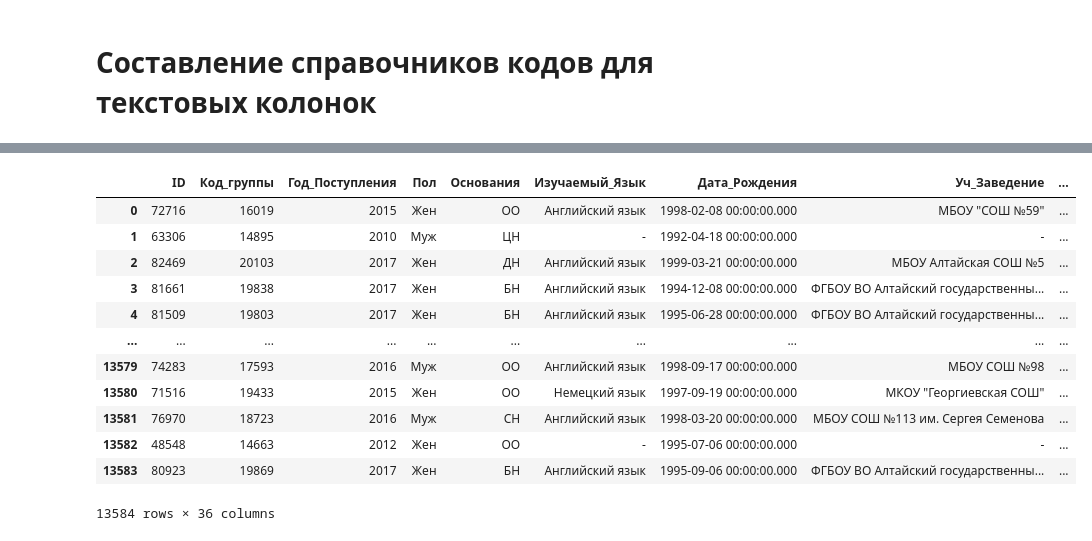
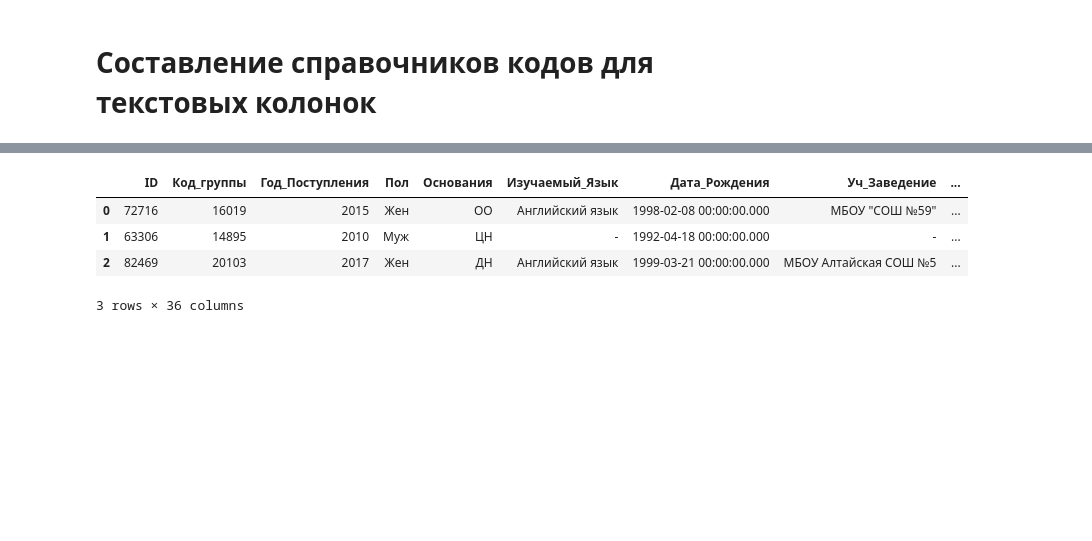
Before and after one commit to RomanZorkin/digital_match_altay, a Jupyter notebook: notebooks/prepare_trainDS.ipynb, the cells around one changed output, grey strips where cells are left out. Cells and saved outputs as stored; diff of their text form; code cells hidden in the pictures; blank space fills up the shorter version.

Commit message:
chore: update prepare train model

```diff
--- a/notebooks/prepare_trainDS.ipynb
+++ b/notebooks/prepare_trainDS.ipynb
@@ -460,10 +482,0 @@ basis_dict
-# %%
-def get_code(x):
-    return basis_dict[x]
-#clean_frame['language'] = clean_frame['Изучаемый_Язык'].apply(get_code)
-#clean_frame.head(3)
-# %%
-def get_code(x):
-    return basis_dict[x]
-input_train['language'] = input_train['Изучаемый_Язык'].apply(get_code)
-input_train.head(3)
@@ -549,7 +558,7 @@ columns_to_code = {
     'Страна_Родители': 'parents_country',
 }
 # %%
-def code_dict(column_name: str) -> dict[str, int]:
+def code_dict(column_name: str):
     code_frame = clean_frame.groupby(column_name)['ID'].count()
     code_list = code_frame.index.to_list()
     target_dict = {}
@@ -565,7 +574,7 @@ def test(x, arg):
 # %%
 # Функция для преобразования слова в код по заданному правилу
 
-def get_code(x: pd.Series, code_dict: dict[str, int]) -> pd.Series:
+def get_code(x: pd.Series, code_dict) -> pd.Series:
     return code_dict[x]
 # %%
 codes_rule = {}
@@ -624,22 +620,14 @@ input_train.loc[:, columns_to_model].to_csv('data/clean.csv', index_label='ind')
 # %%
 codes_rule = {}
 for name, code in columns_to_code.items():
     target_dict = code_dict(name)
     codes_rule[name] = target_dict
     clean_frame[columns_to_code[name]] = clean_frame[name].apply(get_code, args=(code_dict(name),))
 
-clean_frame
+clean_frame.head(3)
 # %% [output]
 |  | ID | Код_группы | Год_Поступления | Пол | Основания | Изучаемый_Язык | Дата_Рождения | Уч_Заведение | ... |
 | 0 | 72716 | 16019 | 2015 | Жен | ОО | Английский язык | 1998-02-08 00:00:00.000 | МБОУ "СОШ №59" | ... |
 | 1 | 63306 | 14895 | 2010 | Муж | ЦН | - | 1992-04-18 00:00:00.000 | - | ... |
 | 2 | 82469 | 20103 | 2017 | Жен | ДН | Английский язык | 1999-03-21 00:00:00.000 | МБОУ Алтайская СОШ №5 | ... |
-| 3 | 81661 | 19838 | 2017 | Жен | БН | Английский язык | 1994-12-08 00:00:00.000 | ФГБОУ ВО Алтайский государственны... | ... |
-| 4 | 81509 | 19803 | 2017 | Жен | БН | Английский язык | 1995-06-28 00:00:00.000 | ФГБОУ ВО Алтайский государственны... | ... |
-| ... | ... | ... | ... | ... | ... | ... | ... | ... | ... |
-| 13579 | 74283 | 17593 | 2016 | Муж | ОО | Английский язык | 1998-09-17 00:00:00.000 | МБОУ СОШ №98 | ... |
-| 13580 | 71516 | 19433 | 2015 | Жен | ОО | Немецкий язык | 1997-09-19 00:00:00.000 | МКОУ "Георгиевская СОШ" | ... |
-| 13581 | 76970 | 18723 | 2016 | Муж | СН | Английский язык | 1998-03-20 00:00:00.000 | МБОУ СОШ №113 им. Сергея Семенова | ... |
-| 13582 | 48548 | 14663 | 2012 | Жен | ОО | - | 1995-07-06 00:00:00.000 | - | ... |
-| 13583 | 80923 | 19869 | 2017 | Жен | БН | Английский язык | 1995-09-06 00:00:00.000 | ФГБОУ ВО Алтайский государственны... | ... |
-13584 rows × 36 columns
+3 rows × 36 columns
```
Also changed, not shown: parts of 47 cells of this notebook, 1 other file.
